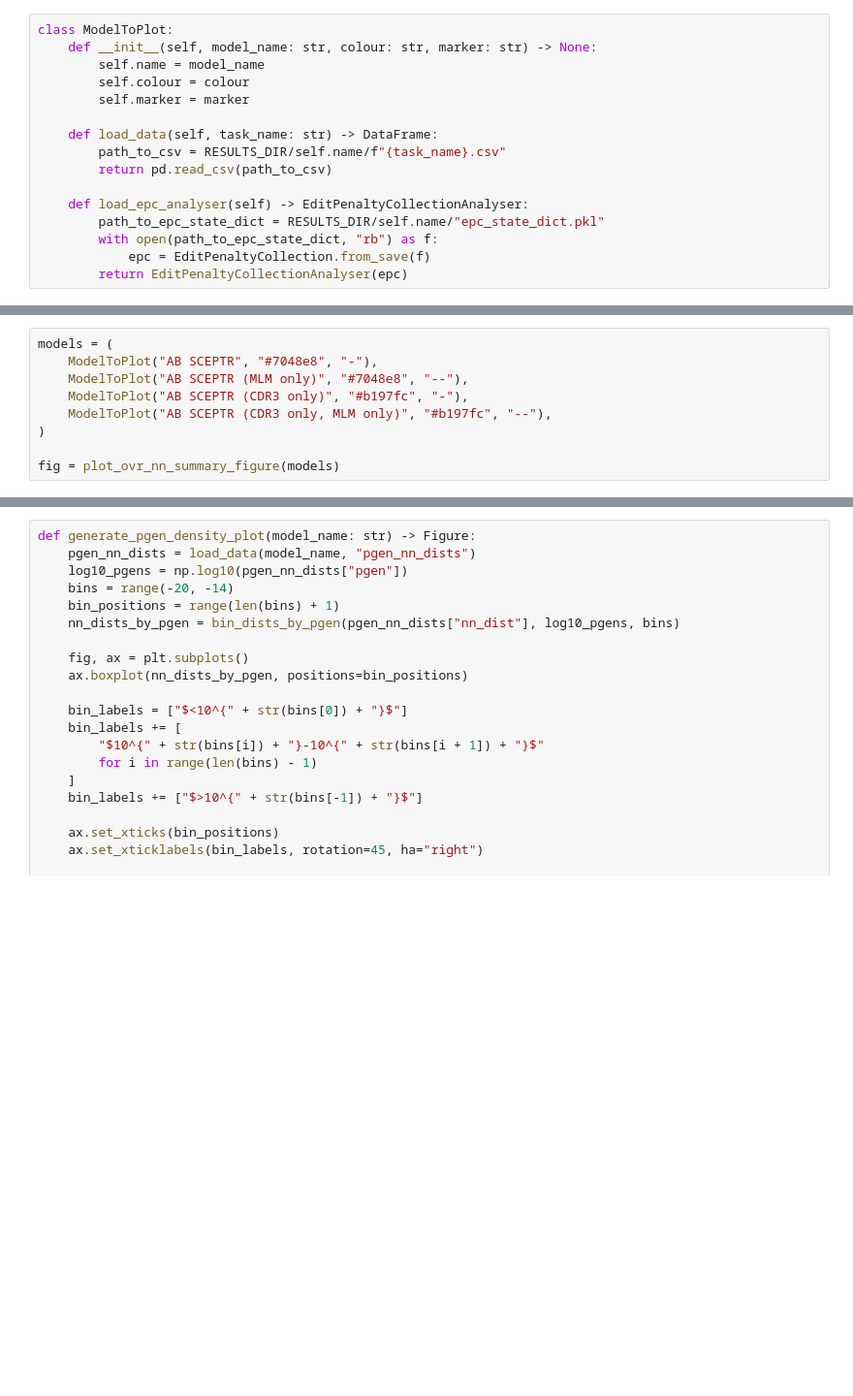
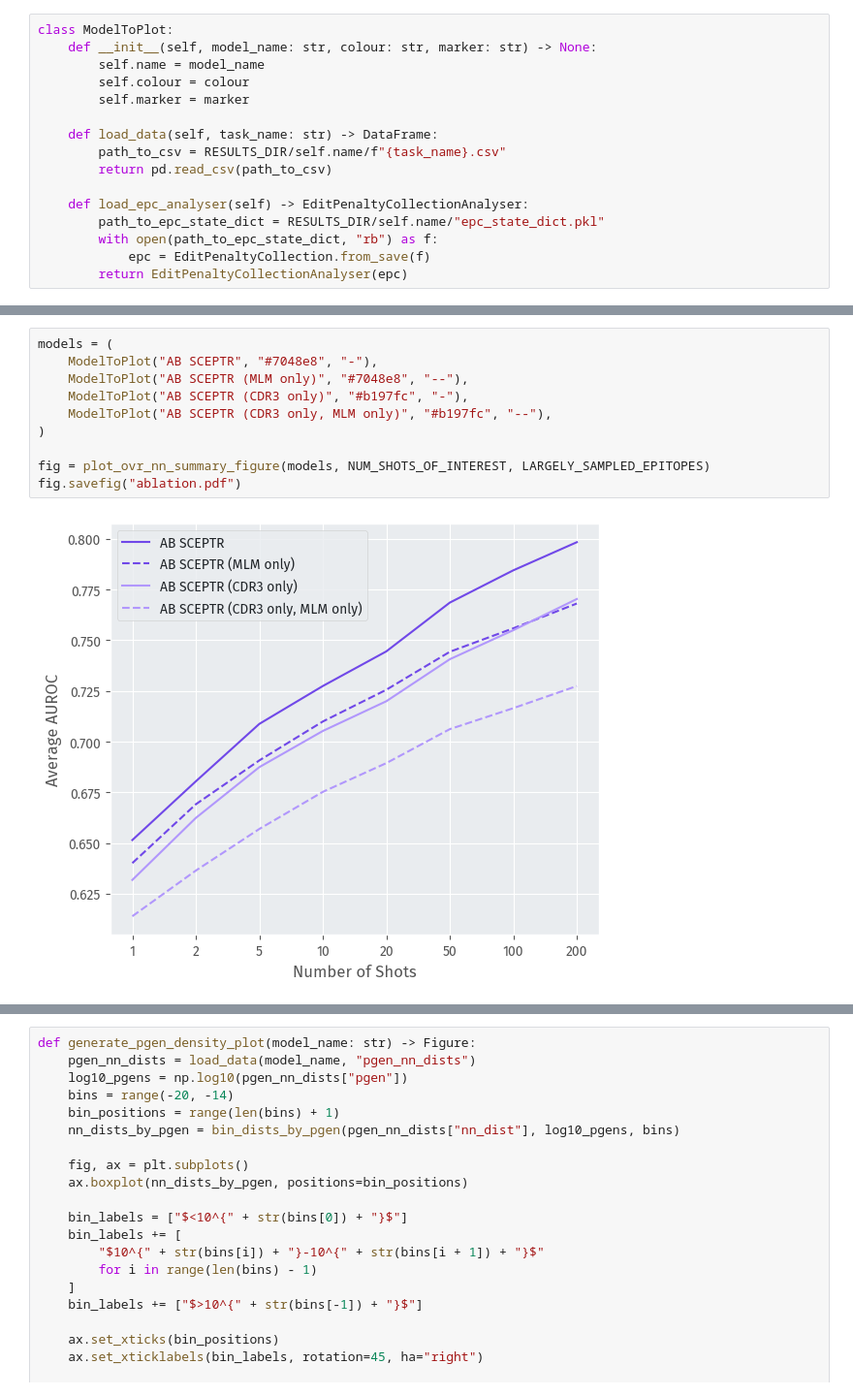
Before and after one commit to yutanagano/sceptr_publication_analyses, a Jupyter notebook: notebooks/plot_generation.ipynb, the cells around one changed output, grey strips where cells are left out. Shown: that part at 97% size. Saved outputs shown, nothing was run; the diff lists cells and outputs as text; blank space fills up the shorter version.

```diff
--- a/notebooks/plot_generation.ipynb
+++ b/notebooks/plot_generation.ipynb
@@ -92,12 +100,15 @@ fig = plot_ovr_nn_summary_figure(models)
 # %%
 models = (
     ModelToPlot("AB SCEPTR", "#7048e8", "-"),
     ModelToPlot("AB SCEPTR (MLM only)", "#7048e8", "--"),
     ModelToPlot("AB SCEPTR (CDR3 only)", "#b197fc", "-"),
     ModelToPlot("AB SCEPTR (CDR3 only, MLM only)", "#b197fc", "--"),
 )
 
-fig = plot_ovr_nn_summary_figure(models)
+fig = plot_ovr_nn_summary_figure(models, NUM_SHOTS_OF_INTEREST, LARGELY_SAMPLED_EPITOPES)
+fig.savefig("ablation.pdf")
+# %% [output]
+[figure, added]
 # %%
 def plot_predetermined_split_results(models: Iterable[ModelToPlot], classification_method: Literal["nn", "avg_dist"]) -> Figure:
     aucs_per_model = [model.load_data(f"one_vs_rest_predetermined_split_{classification_method}").set_index("epitope") for model in models]
```
Also changed, not shown: parts of 12 cells of this notebook.
